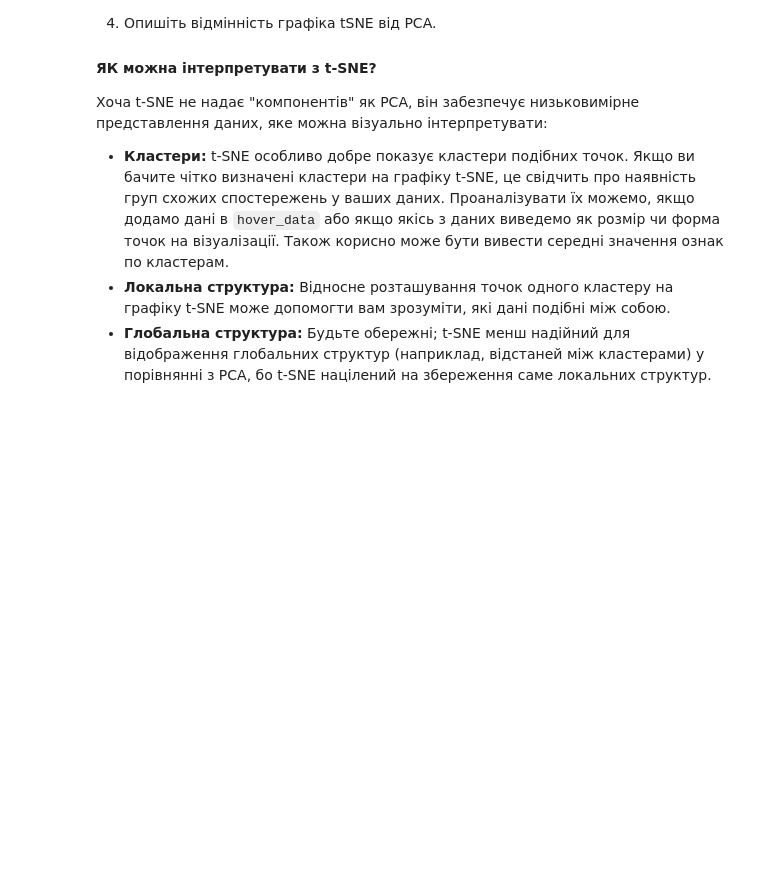
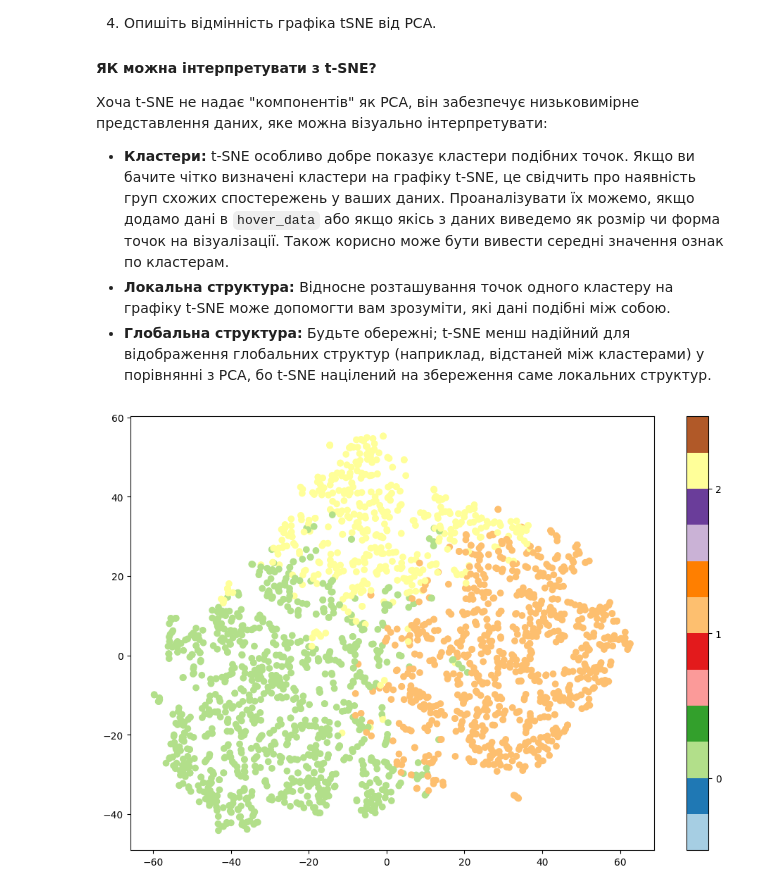
Before and after one commit to sekhahelina/ML_tasks, a Jupyter notebook: Module3/HW_Методи_пониження_розмірності.ipynb, the cells around one changed output. Drawn from its saved outputs; the diff is of its cells as text; code cells hidden in the pictures; blank space fills up the shorter version.

```diff
--- a/Module3/HW_Методи_пониження_розмірності.ipynb
+++ b/Module3/HW_Методи_пониження_розмірності.ipynb
@@ -285,3 +312,14 @@ loadings
 - **Кластери:** t-SNE особливо добре показує кластери подібних точок. Якщо ви бачите чітко визначені кластери на графіку t-SNE, це свідчить про наявність груп схожих спостережень у ваших даних. Проаналізувати їх можемо, якщо додамо дані в `hover_data` або якщо якісь з даних виведемо як розмір чи форма точок на візуалізації. Також корисно може бути вивести середні значення ознак по кластерам.
 - **Локальна структура:** Відносне розташування точок одного кластеру на графіку t-SNE може допомогти вам зрозуміти, які дані подібні між собою.
 - **Глобальна структура:** Будьте обережні; t-SNE менш надійний для відображення глобальних структур (наприклад, відстаней між кластерами) у порівнянні з PCA, бо t-SNE націлений на збереження саме локальних структур.
+# %%
+tsne = TSNE(n_components=2, random_state=0)
+tsne_data = tsne.fit_transform(X_scaled_df)
+
+plt.figure(figsize=(12, 8))
+plt.scatter(tsne_data[:, 0], tsne_data[:, 1], c=labels, cmap='Paired')
+plt.colorbar(ticks=range(3))
+plt.clim(-0.5, 2.5)
+plt.show()
+# %% [output]
+[figure, added]
```
Also changed, not shown: parts of 15 cells of this notebook.
